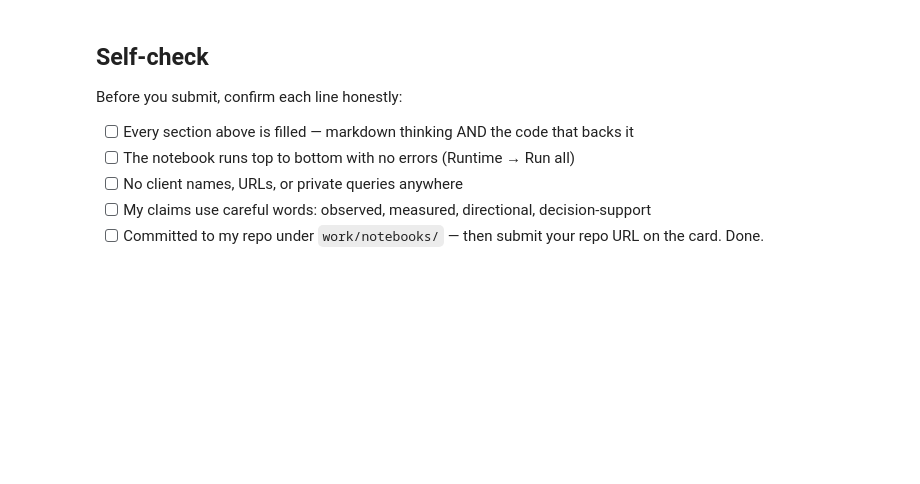
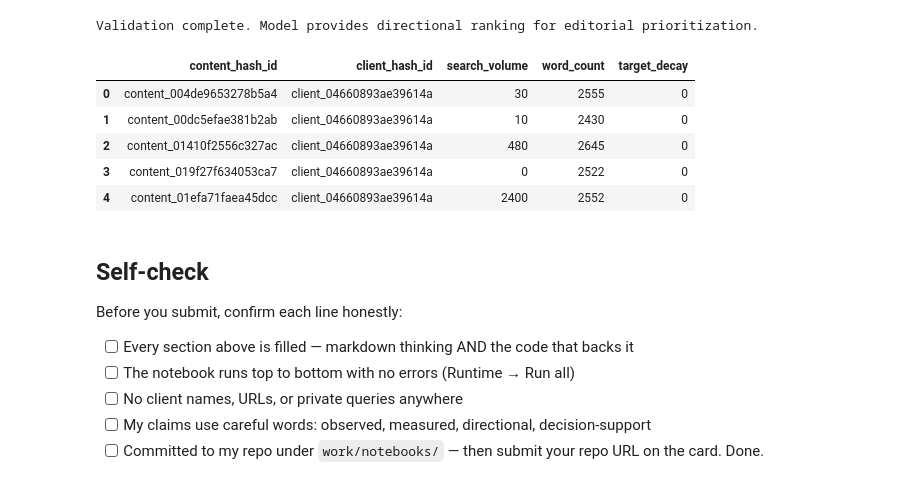
Before and after one commit to nnanwubeikenna-prog/ikenna-flyrank-ml-internship, a Jupyter notebook: work/notebooks/w06_validation_audit.ipynb, the cells around one changed output. Cells and saved outputs as stored; diff of their text form; code cells hidden in the pictures; blank space fills up the shorter version.

```diff
--- a/work/notebooks/w06_validation_audit.ipynb
+++ b/work/notebooks/w06_validation_audit.ipynb
@@ -37,3 +116,15 @@ This skeleton is yours to fill. Work the sections **in order** — each one has
+# %%
+# Display sample decision-support outputs
+print("Validation complete. Model provides directional ranking for editorial prioritization.")
+display(df[['content_hash_id', 'client_hash_id', 'search_volume', 'word_count', 'target_decay']].head(5))
+# %% [output]
+Validation complete. Model provides directional ranking for editorial prioritization.
+|  | content_hash_id | client_hash_id | search_volume | word_count | target_decay |
+| 0 | content_004de9653278b5a4 | client_04660893ae39614a | 30 | 2555 | 0 |
+| 1 | content_00dc5efae381b2ab | client_04660893ae39614a | 10 | 2430 | 0 |
+| 2 | content_01410f2556c327ac | client_04660893ae39614a | 480 | 2645 | 0 |
+| 3 | content_019f27f634053ca7 | client_04660893ae39614a | 0 | 2522 | 0 |
+| 4 | content_01efa71faea45dcc | client_04660893ae39614a | 2400 | 2552 | 0 |
 # %% [markdown]
 ## Self-check
 
```
Also changed, not shown: parts of 15 cells of this notebook.
